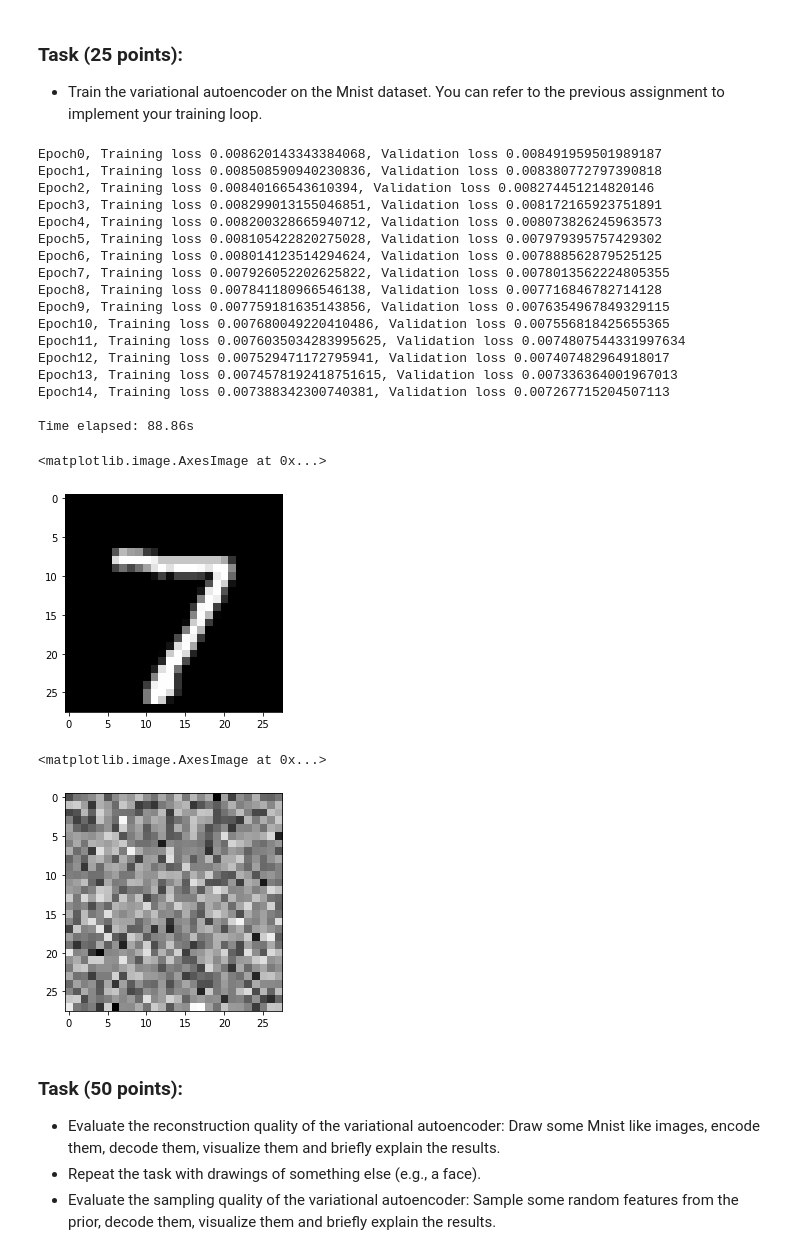
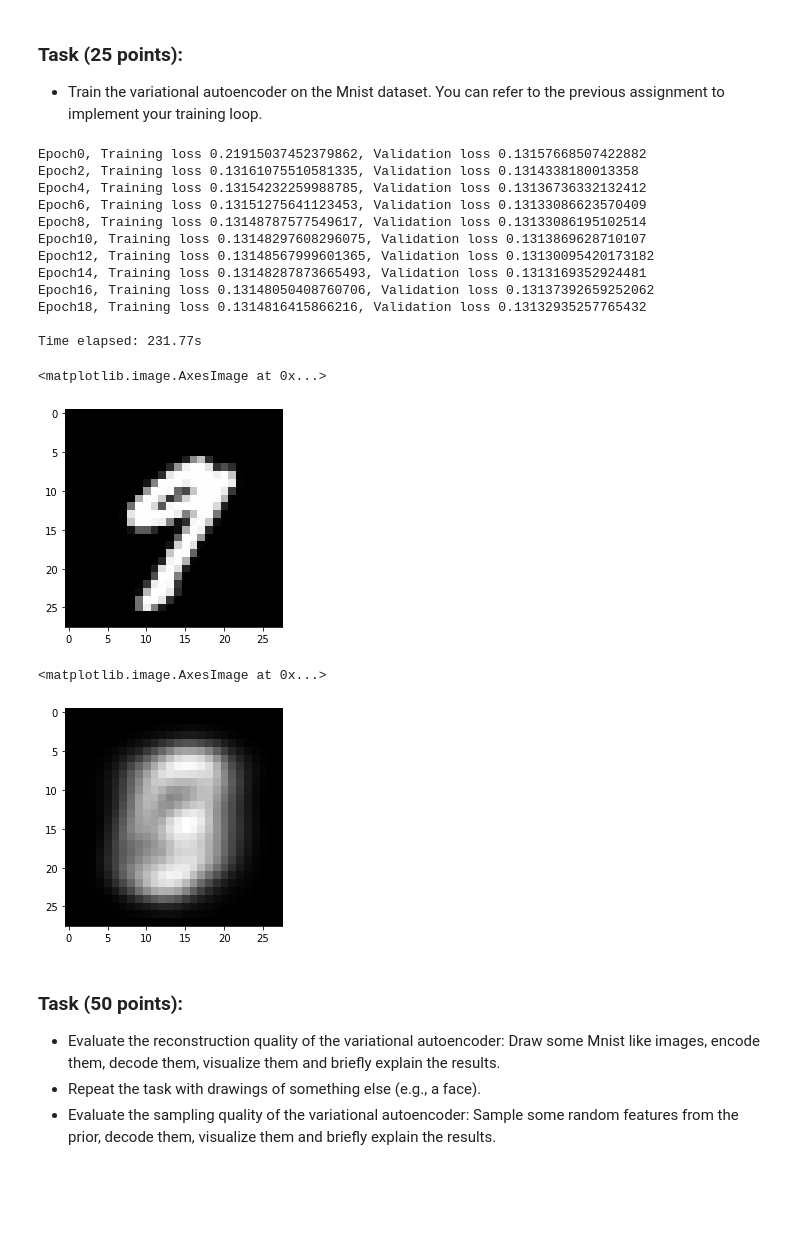
Before and after one commit to thijsgelton/P9-Group7_VariationalAutoEncoder, a Jupyter notebook: VAE.ipynb, the cells around one changed output. Cells and saved outputs as stored; diff of their text form; code cells hidden in the pictures; blank space fills up the shorter version.

```diff
--- a/VAE.ipynb
+++ b/VAE.ipynb
@@ -93,7 +99,7 @@ class Decoder(nn.HybridSequential):
         super(Decoder, self).__init__(**kwargs)
         for i in range(layers):
             self.add(nn.Dense(hiddens, activation=activation))
-        self.add(nn.Dense(observables*2, activation="sigmoid"))
+        self.add(nn.Dense(observables, activation="sigmoid"))
 # %% [markdown]
 ### Task 2 (10 points):
 
@@ -167,8 +173,8 @@ class VariationalAutoencoder(gluon.HybridBlock):
         z_mean, z_log_var = F.split(mean_lv, axis=1, num_outputs=2)
         eps = F.random_normal(loc=0, scale=1, shape=(x.shape[0], self.latents), ctx=model_ctx) # Reparamitisation trick
         z = z_mean + F.exp(0.5 * z_log_var) * eps
-        x_mean, x_log_var = F.split(self.decoder(z), axis=1, num_outputs=2)
-        return x, x_mean, x_log_var, z_mean, z_log_var
+        x_hat = self.decoder(z)
+        return x, x_hat, z_mean, z_log_var
 # %% [markdown]
 ### Task (25 points):
 
@@ -184,13 +192,13 @@ trainer = gluon.Trainer(vae_model.collect_params(), 'adam', {'learning_rate': 0.
 # %%
 import time
-n_epoch = 50
+n_epoch = 20
 print_period = n_epoch // 10
 start = time.time()
 
 training_loss = []
 validation_loss = []
 
-for i in tqdm(range(epoch), desc='epochs'):
+for i in tqdm(range(n_epoch), desc='epochs'):
     # Reset the train data iterator.
     epoch_loss = 0
     epoch_val_loss = 0
@@ -235,41 +243,37 @@ for i in tqdm(range(epoch), desc='epochs'):
     training_loss.append(epoch_loss)
     validation_loss.append(epoch_val_loss)
 
-    if epoch % max(print_period,1) == 0:
+    if i % max(print_period,1) == 0:
         tqdm.write('Epoch{}, Training loss {}, Validation loss {}'.format(i, epoch_loss, epoch_val_loss))
 
 end = time.time()
 print('Time elapsed: {:.2f}s'.format(end - start))
 # %% [output]
-Epoch0, Training loss 0.008620143343384068, Validation loss 0.008491959501989187
-Epoch1, Training loss 0.008508590940230836, Validation loss 0.008380772797390818
-Epoch2, Training loss 0.00840166543610394, Validation loss 0.008274451214820146
-Epoch3, Training loss 0.008299013155046851, Validation loss 0.008172165923751891
-Epoch4, Training loss 0.008200328665940712, Validation loss 0.008073826245963573
-Epoch5, Training loss 0.008105422820275028, Validation loss 0.007979395757429302
-Epoch6, Training loss 0.008014123514294624, Validation loss 0.007888562879525125
-Epoch7, Training loss 0.007926052202625822, Validation loss 0.0078013562224805355
-Epoch8, Training loss 0.007841180966546138, Validation loss 0.007716846782714128
-Epoch9, Training loss 0.007759181635143856, Validation loss 0.0076354967849329115
-Epoch10, Training loss 0.007680049220410486, Validation loss 0.007556818425655365
-Epoch11, Training loss 0.0076035034283995625, Validation loss 0.0074807544331997634
-Epoch12, Training loss 0.007529471172795941, Validation loss 0.007407482964918017
-Epoch13, Training loss 0.0074578192418751615, Validation loss 0.007336364001967013
-Epoch14, Training loss 0.007388342300740381, Validation loss 0.007267715204507113
+Epoch0, Training loss 0.21915037452379862, Validation loss 0.13157668507422882
+Epoch2, Training loss 0.13161075510581335, Validation loss 0.1314338180013358
+Epoch4, Training loss 0.13154232259988785, Validation loss 0.13136736332132412
+Epoch6, Training loss 0.13151275641123453, Validation loss 0.13133086623570409
+Epoch8, Training loss 0.13148787577549617, Validation loss 0.13133086195102514
+Epoch10, Training loss 0.13148297608296075, Validation loss 0.1313869628710107
+Epoch12, Training loss 0.13148567999601365, Validation loss 0.13130095420173182
+Epoch14, Training loss 0.13148287873665493, Validation loss 0.1313169352924481
+Epoch16, Training loss 0.13148050408760706, Validation loss 0.13137392659252062
+Epoch18, Training loss 0.1314816415866216, Validation loss 0.13132935257765432
 
-Time elapsed: 88.86s
+Time elapsed: 231.77s
 # %%
-plt.imshow(mnist["test_data"][0, 0], cmap='gray')
+test_img = mnist["test_data"][20, 0]
+plt.imshow(test_img, cmap='gray')
 # %% [output]
 <matplotlib.image.AxesImage at 0x...>
-[figure, old version]
+[figure, new version]
 # %%
-x, x_mean, x_log_var, z_mean, z_log_var = vae_model(nd.array(mnist["test_data"][0, 0].reshape(1, 784)).as_in_context(model_ctx))
+x, x_hat, z_mean, z_log_var = vae_model(nd.array(test_img.reshape(1, 784)).as_in_context(model_ctx))
 # %%
-plt.imshow(x_mean[0].asnumpy().reshape(28, 28), cmap='gray')
+plt.imshow(x_hat[0].asnumpy().reshape(28, 28), cmap='gray')
 # %% [output]
 <matplotlib.image.AxesImage at 0x...>
-[figure, old version]
+[figure, new version]
 # %% [markdown]
 ### Task (50 points):
 * Evaluate the reconstruction quality of the variational autoencoder: Draw some Mnist like images, encode them, decode them, visualize them and briefly explain the results.
```
Also changed, not shown: parts of 9 cells of this notebook.
